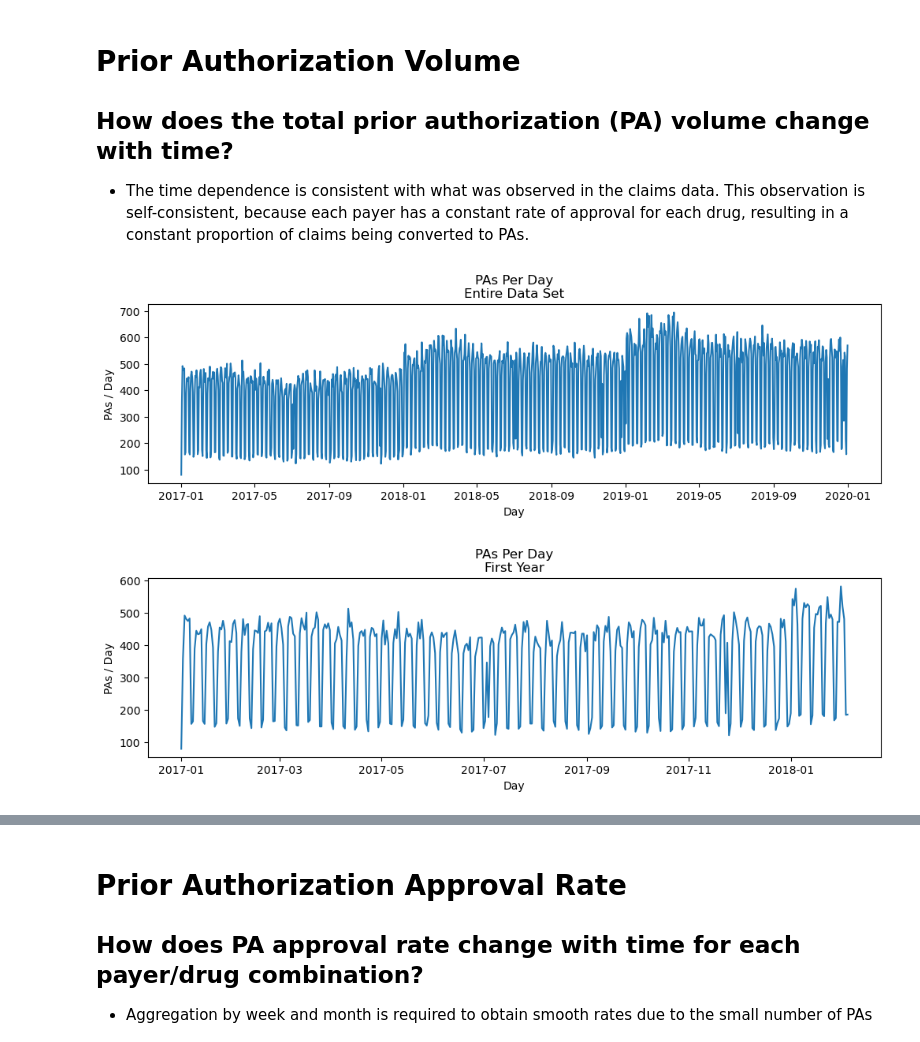
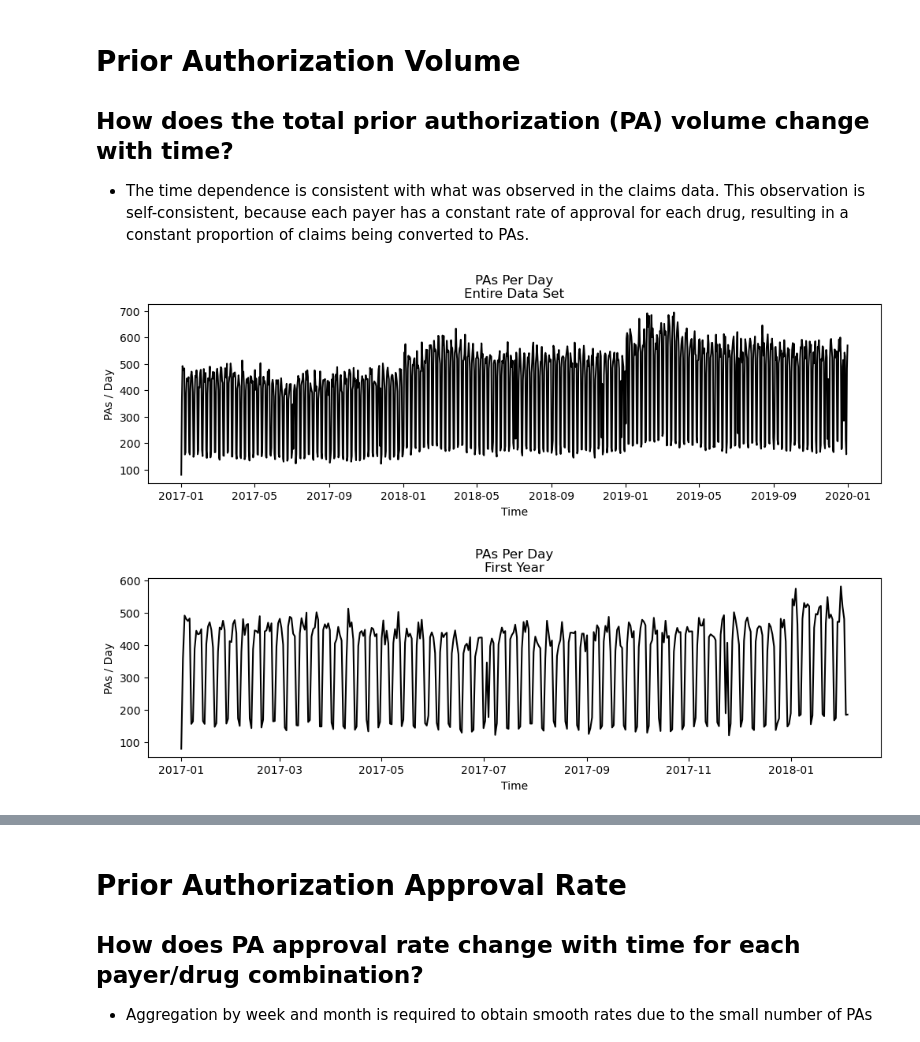
Before and after one commit to NickMacro/erdos-covermymeds-project, a Jupyter notebook: exploration/2021-05-14_nm_pa-time-exploration.ipynb, the cells around one changed output, grey strips where cells are left out. Drawn from its saved outputs; the diff is of its cells as text; code cells hidden in the pictures.

```diff
--- a/exploration/2021-05-14_nm_pa-time-exploration.ipynb
+++ b/exploration/2021-05-14_nm_pa-time-exploration.ipynb
@@ -8,72 +9,85 @@ date_df = pd.read_csv('../data/processed/dim_date_train.csv', parse_dates=[1])
 pa_df = pd.read_csv('../data/processed/dim_pa_train.csv')
 bridge_df = pd.read_csv('../data/processed/bridge_train.csv')
 merged = bridge_df.merge(claims_df, on='dim_claim_id').merge(date_df, on='dim_date_id').merge(pa_df, on='dim_pa_id')
+# %%
+# CMM branding primary palette
+COLORS = ['#FF8F1C', # orange
+          '#E70865', # magenta
+          '#008AD8', # cyan
+          '#01426A'] # navy
+
+YEAR_COLORS = {2017: COLORS[0],
+               2018: COLORS[1],
+               2019: COLORS[2]}
+
+DRUG_COLORS = {'A': COLORS[0],
+               'B': COLORS[1],
+               'C': COLORS[2]}
 # %% [markdown]
 # Prior Authorization Volume
 ## How does the total prior authorization (PA) volume change with time?
 - The time dependence is consistent with what was observed in the claims data. This observation is self-consistent, because each payer has a constant rate of approval for each drug, resulting in a constant proportion of claims being converted to PAs.
 # %%
-merged = bridge_df.merge(pa_df, on='dim_pa_id').merge(date_df, on='dim_date_id')
 f, axes = plt.subplots(1, 1, figsize=(12, 3), dpi=100)
 plt.title('PAs Per Day\nEntire Data Set')
-plt.plot(merged.groupby('date_val')['pa_approved'].count())
+plt.plot(merged.groupby('date_val')['pa_approved'].count(), 'k')
 plt.ylabel('PAs / Day')
-plt.xlabel('Day')
+plt.xlabel('Time')
 plt.show()
 
 f, axes = plt.subplots(1, 1, figsize=(12, 3), dpi=100)
 plt.title('PAs Per Day\nFirst Year')
-plt.plot(merged.groupby('date_val')['pa_approved'].count().iloc[:400])
+plt.plot(merged.groupby('date_val')['pa_approved'].count().iloc[:400], 'k')
 plt.ylabel('PAs / Day')
-plt.xlabel('Day')
+plt.xlabel('Time')
 plt.show()
 
 f, axes = plt.subplots(1, 1, figsize=(12, 3), dpi=100)
 plt.title('PAs Per Day\nFirst Week')
-plt.plot(merged.groupby('date_val')['pa_approved'].count().iloc[:10])
+plt.plot(merged.groupby('date_val')['pa_approved'].count().iloc[:10], 'k')
 plt.ylabel('PAs / Day')
-plt.xlabel('Day')
-plt.show()
-
-f, axes = plt.subplots(1, 1, figsize=(12, 3), dpi=100)
-plt.title('PAs Per Day\nEntire Data Set')
-plt.plot(merged.groupby('date_val').count().groupby(pd.Grouper(freq='M'))['pa_approved'].sum())
-plt.ylabel('PAs / Day')
-plt.xlabel('Month')
-plt.show()
-
-f, axes = plt.subplots(1, 1, figsize=(12, 3), dpi=100)
-for year, view in merged.groupby('calendar_year'):
-    view = view.groupby('date_val').count().groupby(pd.Grouper(freq='M'))['pa_approved'].sum()[1:-1]
-    view = view / view.sum() * 100
-
-    plt.title('Fraction of Claims Per Month\nEntire Data Set')
-    plt.plot(np.array(view.index.month).astype(int), view.values, label=year)
-    plt.ylabel('Fractions of PAs / Month')
-    plt.xlabel('Month')
-plt.legend()
+plt.xlabel('Time')
 plt.show()
 
 f, axes = plt.subplots(1, 1, figsize=(12, 3), dpi=100)
 plt.title('Claims Per Week\nEntire Data Set')
 # need to truncate the first and last bins because the weeks are incomplete
-plt.plot(merged.groupby('date_val').count().groupby(pd.Grouper(freq='W'))['pa_approved'].sum()[1:-1])
+plt.plot(merged.groupby('date_val').count().groupby(pd.Grouper(freq='W'))['pa_approved'].sum()[1:-1], 'k')
 plt.ylabel('PAs / Week')
-plt.xlabel('Week')
+plt.xlabel('Time')
+plt.show()
+
+f, axes = plt.subplots(1, 1, figsize=(12, 3), dpi=100)
+plt.title('PAs Per Day\nEntire Data Set')
+plt.plot(merged.groupby('date_val').count().groupby(pd.Grouper(freq='M'))['pa_approved'].sum(), 'k')
+plt.ylabel('PAs / Day')
+plt.xlabel('Time')
 plt.show()
 
 f, axes = plt.subplots(1, 1, figsize=(12, 3), dpi=100)
 for year, view in merged.groupby('calendar_year'):
     # need to truncate the first and last bins because the weeks can be incomplete
     view = view.groupby('date_val').count().groupby(pd.Grouper(freq='W'))['pa_approved'].sum()[1:-1]
     view = view / view.sum() * 100
 
-    plt.title('Fraction of Claims Per Week\nEntire Data Set')
-    plt.plot(np.array(view.index.isocalendar().week).astype(int), view.values, label=year)
-    plt.ylabel('Fractions of PAs / Week')
+    plt.title('Percent of PAs Per Week\nEntire Data Set')
+    plt.plot(view.values, label=year, color=YEAR_COLORS[year])
+    plt.ylabel('Percent of PAs / Week')
     plt.xlabel('Week')
 plt.legend()
 plt.show()
+
+f, axes = plt.subplots(1, 1, figsize=(12, 3), dpi=100)
+for year, view in merged.groupby('calendar_year'):
+    view = view.groupby('date_val').count().groupby(pd.Grouper(freq='M'))['pa_approved'].sum()[1:-1]
+    view = view / view.sum() * 100
+
+    plt.title('Percent of PAs Per Month\nEntire Data Set')
+    plt.plot(np.array(view.index.month).astype(int), view.values, label=year, color=YEAR_COLORS[year])
+    plt.ylabel('Percent of PAs / Month')
+    plt.xlabel('Month')
+plt.legend()
+plt.show()
 # %% [output]
-[figure, old version]
+[figure, new version]
-[figure, old version]
+[figure, new version]
```
Also changed, not shown: parts of 17 cells of this notebook, 3 other files.
